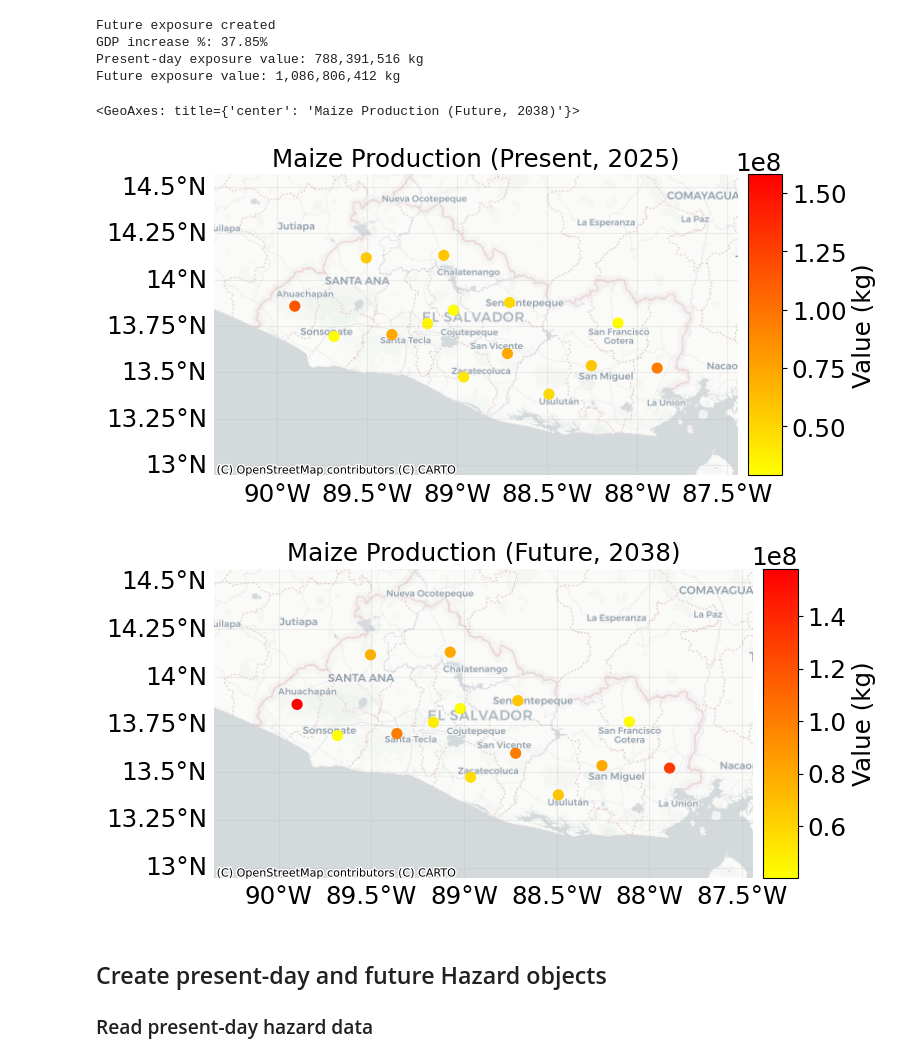
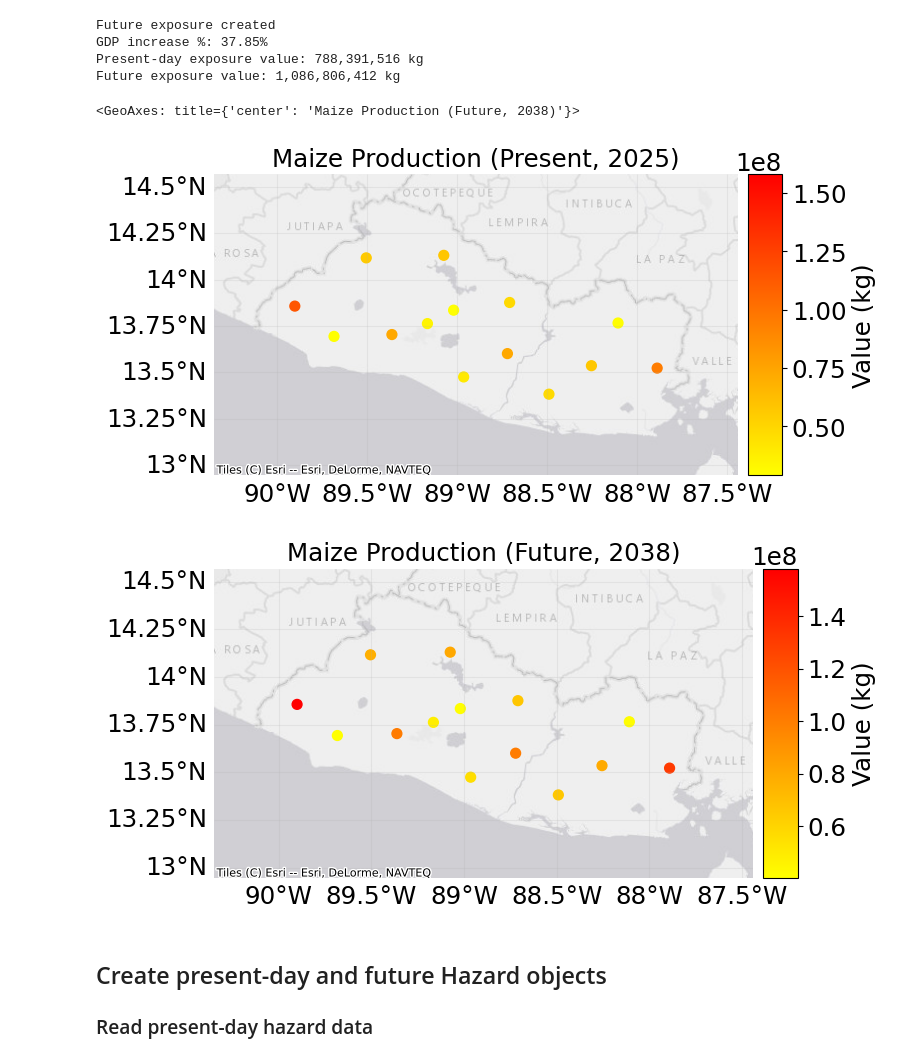
Before and after one commit to AnalyticsTeamUNUEHS/CLIMADA_starter_packs, a Jupyter notebook: starter_pack_el_salvador/notebooks/07_future_risk.ipynb, the cells around one changed output. Saved outputs shown, nothing was run; the diff lists cells and outputs as text; code cells hidden in the pictures.

```diff
--- a/starter_pack_el_salvador/notebooks/07_future_risk.ipynb
+++ b/starter_pack_el_salvador/notebooks/07_future_risk.ipynb
@@ -117,37 +117,41 @@ GDP increase %: 37.85%
 Present-day exposure value: 788,391,516 kg
 Future exposure value: 1,086,806,412 kg
 # %%
+import contextily as ctx
+
 # -------------------------------
 # Plot the Exposures
 # -------------------------------
 
 max_value = entity_future.exposures.gdf["value"].max()
 entity_present.exposures.plot_basemap(
         title=entity_present.exposures.description,
         ignore_zero=True,        # Whether to plot points with zero value
         buffer=50000,            # Add a buffer around the points to show a larger map region (measured in meters)
         s=50,                    # The size of point markers on the plot
         zoom=8,                  # The detail level of the map. 6 is good for a large country. 8 is good for a state or region. 13 for a city. 15 for a municipality.
+        url=ctx.providers.Esri.WorldGrayCanvas,  # Basemap provider
         pop_name=False,          # Add the names of populated places to the map – often not necessary when you have a basemap
         vmax=max_value,          # Set the maximum value for the colour scale – use this if you want a consistent scheme across multiple plots.
         cmap="autumn_r",         # Colour scheme to use for the points. See https://matplotlib.org/stable/tutorials/colors/colormaps.html for options.
         figsize=(8, 10)          # Dimensions of the output figure
     )
 entity_future.exposures.plot_basemap(
         title=entity_future.exposures.description,
         ignore_zero=True,        # Whether to plot points with zero value
         buffer=50000,            # Add a buffer around the points to show a larger map region (measured in meters)
         s=50,                    # The size of point markers on the plot
         zoom=8,                  # The detail level of the map. 6 is good for a large country. 8 is good for a state or region. 13 for a city. 15 for a municipality.
+        url=ctx.providers.Esri.WorldGrayCanvas,  # Basemap provider
         pop_name=False,          # Add the names of populated places to the map – often not necessary when you have a basemap
         vmax=max_value,          # Set the maximum value for the colour scale – use this if you want a consistent scheme across multiple plots.
         cmap="autumn_r",         # Colour scheme to use for the points. See https://matplotlib.org/stable/tutorials/colors/colormaps.html for options.
         figsize=(8, 10)
 )
 # %% [output]
 <GeoAxes: title={'center': 'Maize Production (Future, 2038)'}>
-[figure, old version]
+[figure, new version]
-[figure, old version]
+[figure, new version]
 # %% [markdown]
 ## Create present-day and future Hazard objects
 
```
Also changed, not shown: parts of 10 cells of this notebook, 15 other files.
